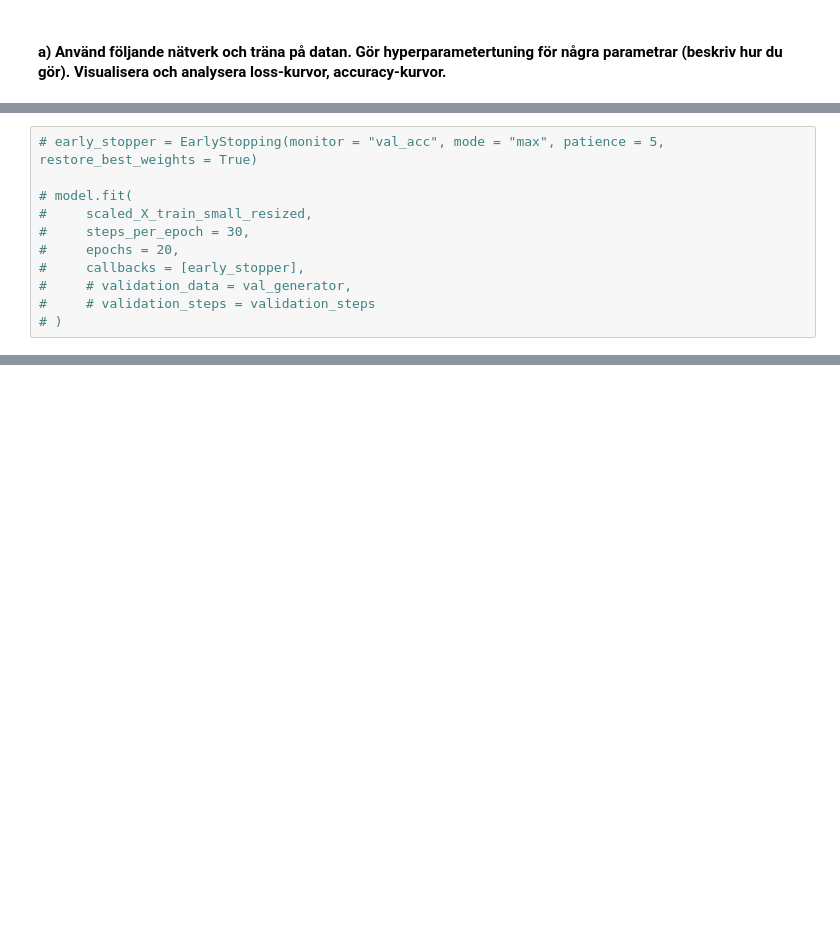
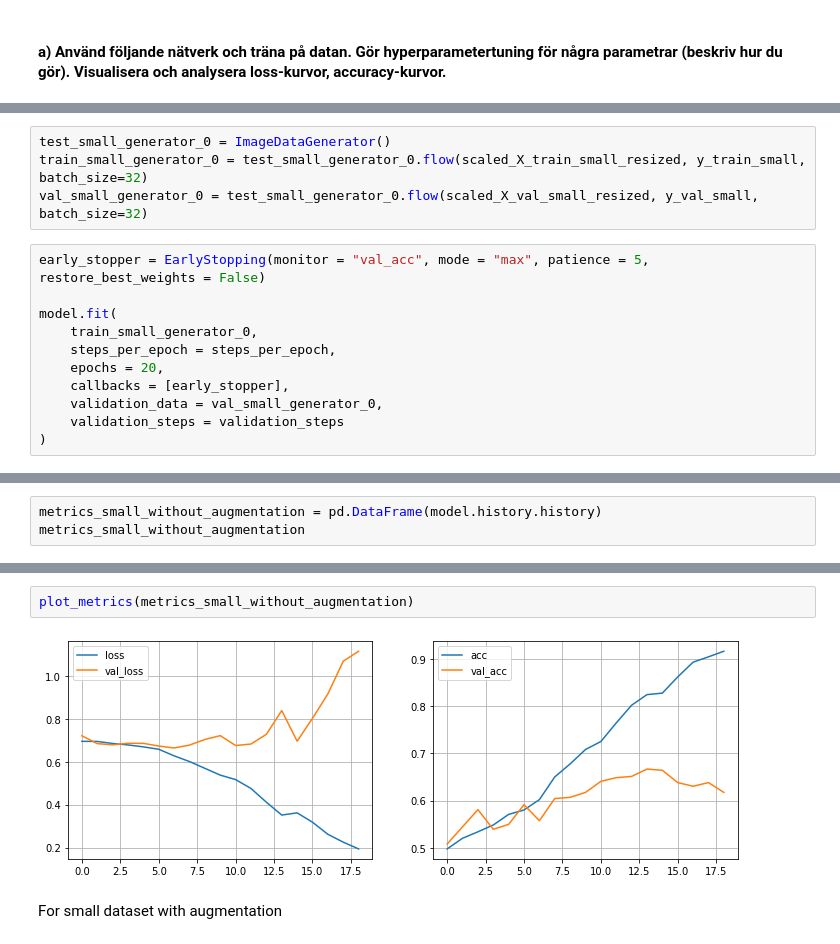
Before and after one commit to cooperhankun/Deep_learning, a Jupyter notebook: Lab/lab.ipynb, the cells around one changed output, grey strips where cells are left out. Cells and saved outputs as stored; diff of their text form; blank space fills up the shorter version.

```diff
--- a/Lab/lab.ipynb
+++ b/Lab/lab.ipynb
@@ -447,11 +603,15 @@ _________________________________________________________________
+# %%
+test_small_generator_0 = ImageDataGenerator()
+train_small_generator_0 = test_small_generator_0.flow(scaled_X_train_small_resized, y_train_small, batch_size=32)
+val_small_generator_0 = test_small_generator_0.flow(scaled_X_val_small_resized, y_val_small, batch_size=32)
 # %%
-# early_stopper = EarlyStopping(monitor = "val_acc", mode = "max", patience = 5, restore_best_weights = True)
+early_stopper = EarlyStopping(monitor = "val_acc", mode = "max", patience = 5, restore_best_weights = False)
 
-# model.fit(
-#     scaled_X_train_small_resized,
-#     steps_per_epoch = 30,
-#     epochs = 20,
-#     callbacks = [early_stopper],
-#     # validation_data = val_generator,
-#     # validation_steps = validation_steps
-# )
+model.fit(
+    train_small_generator_0,
+    steps_per_epoch = steps_per_epoch,
+    epochs = 20,
+    callbacks = [early_stopper],
+    validation_data = val_small_generator_0,
+    validation_steps = validation_steps
+)
@@ -457,0 +637,3 @@ _________________________________________________________________
+# %%
+metrics_small_without_augmentation = pd.DataFrame(model.history.history)
+metrics_small_without_augmentation
@@ -457,0 +658,6 @@ _________________________________________________________________
+# %%
+plot_metrics(metrics_small_without_augmentation)
+# %% [output]
+[figure, added]
+# %% [markdown]
+For small dataset with augmentation
```
Also changed, not shown: parts of 32 cells of this notebook.
